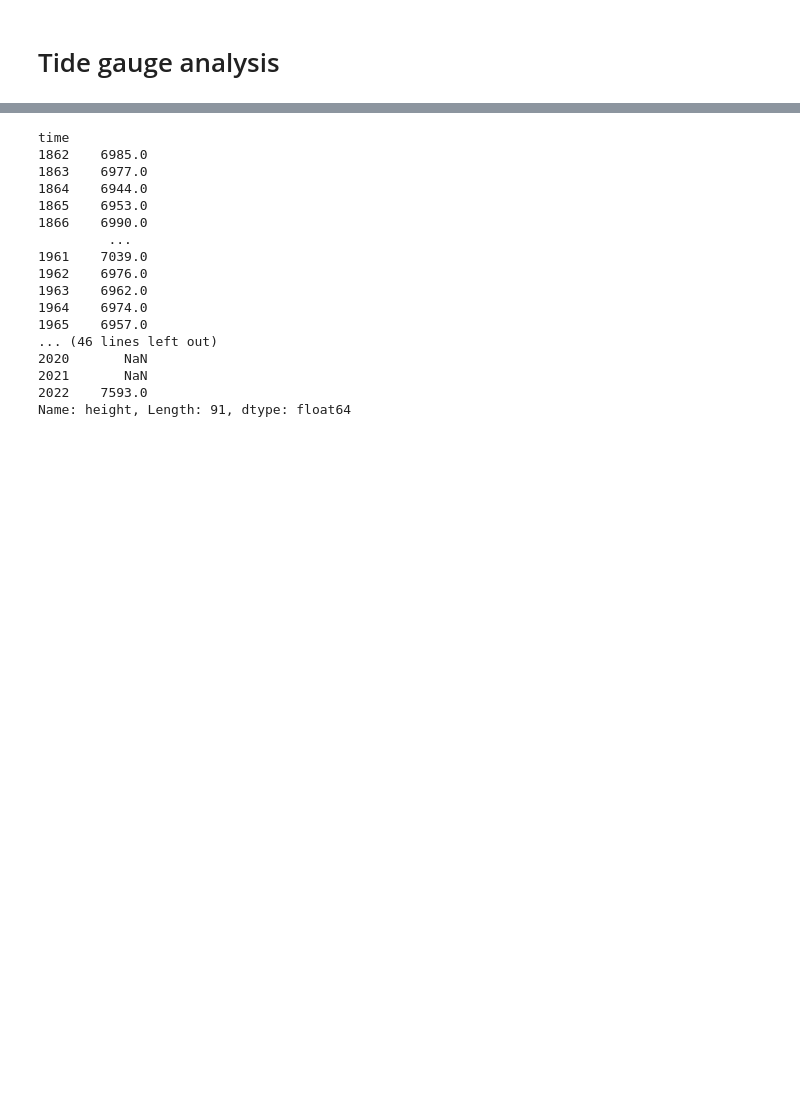
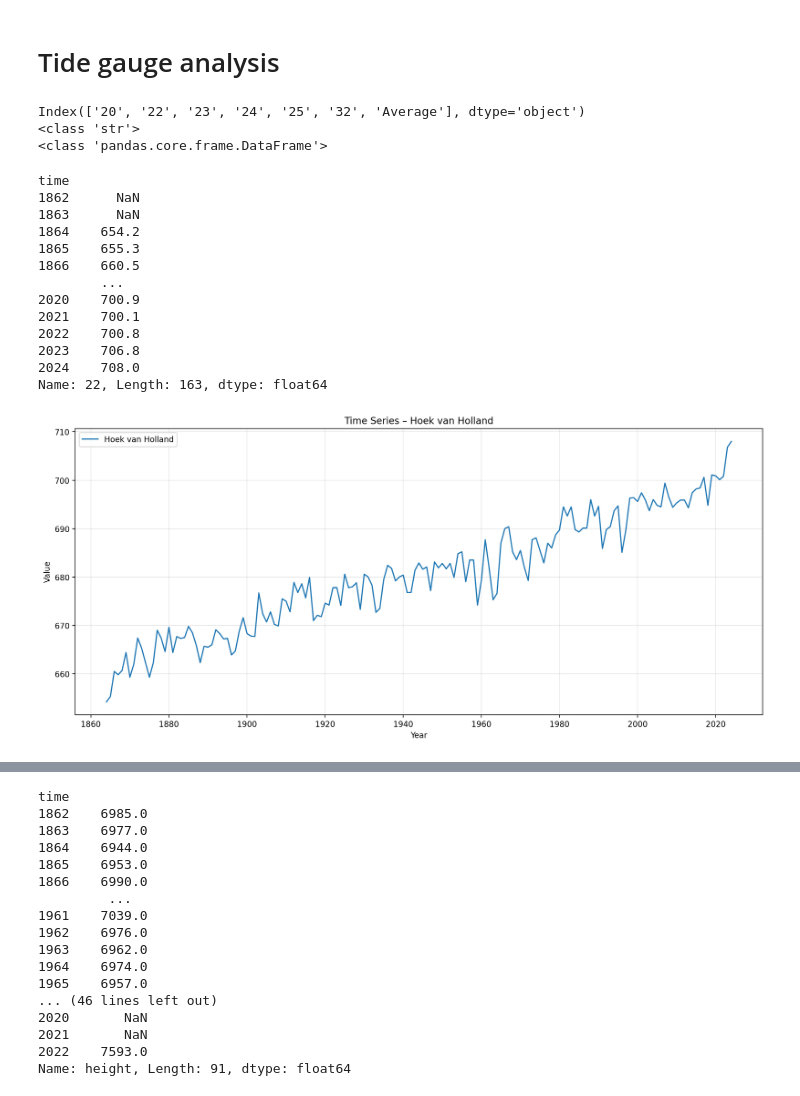
Before and after one commit to Jacobiaan/SLBudget, a Jupyter notebook: notebooks/TideGauges.ipynb, the cells around one changed output, grey strips where cells are left out. Saved outputs shown, nothing was run; the diff lists cells and outputs as text; code cells hidden in the pictures; blank space fills up the shorter version.

```diff
--- a/notebooks/TideGauges.ipynb
+++ b/notebooks/TideGauges.ipynb
@@ -17,7 +17,7 @@ def tide_gauge_obs(tg_id=[20, 22, 23, 24, 25, 32], interp=False):
     By default use the 6 tide gauges from the zeespiegelmonitor'''
 
     #tg_data_dir = '/Users/dewilebars/Projects/Project_SeaLevelBudgets/rlr_annual'
-    tg_data_dir = '/Users/kyrab/Github/SLBudget/data/rlr_annual'
+    tg_data_dir = '/Users/kyrab/Github/SLBudget/data/rlr_annual_2024'
 
     names_col = ('id', 'lat', 'lon', 'name', 'coastline_code', 'station_code',
                  'quality')
@@ -35,12 +35,12 @@ def tide_gauge_obs(tg_id=[20, 22, 23, 24, 25, 32], interp=False):
         #tg_data.height = tg_data.height - tg_data.height.mean()
 
 
-        print(tg_data.height)
+        #print(tg_data.height)
         #even geforceerde toename:
-        n = np.arange(len(tg_data))
-        print(n)
-        tg_data.height = tg_data.height + n * (5) # rise of 10 mm per year then
-        print(tg_data.height)
+        #n = np.arange(len(tg_data))
+        #print(n)
+        #tg_data.height = tg_data.height + n * (5) # rise of 10 mm per year then
+        #print(tg_data.height)
 
         if i==0:
             tg_data_df = pd.DataFrame(data=dict(time=tg_data.index, col_name=tg_data.height))
@@ -56,3 +56,47 @@ def tide_gauge_obs(tg_id=[20, 22, 23, 24, 25, 32], interp=False):
         tg_data_df = tg_data_df.interpolate(method='slinear')
     tg_data_df['Average'] = tg_data_df.mean(axis=1)
     return tg_data_df * 0.1 # Convert from mm to cm
+# %%
+testdata = tide_gauge_obs()
+
+print(testdata.columns)
+print(type(testdata.columns[0]))
+
+print(type(testdata))
+display(testdata["22"])
+
+import matplotlib.pyplot as plt
+
+plt.figure(figsize=(13, 6))
+
+plt.plot(
+    testdata.index,
+    testdata["22"],
+    label="Hoek van Holland"
+)
+
+plt.xlabel("Year")
+plt.ylabel("Value")
+plt.title("Time Series – Hoek van Holland")
+plt.legend()
+plt.grid(True, alpha=0.3)
+plt.tight_layout()
+plt.show()
+# %% [output]
+Index(['20', '22', '23', '24', '25', '32', 'Average'], dtype='object')
+<class 'str'>
+<class 'pandas.core.frame.DataFrame'>
+time
+1862      NaN
+1863      NaN
+1864    654.2
+1865    655.3
+1866    660.5
+        ...
+2020    700.9
+2021    700.1
+2022    700.8
+2023    706.8
+2024    708.0
+Name: 22, Length: 163, dtype: float64
+[figure, added]
```
Also changed, not shown: parts of 8 cells of this notebook, 25 other files.
